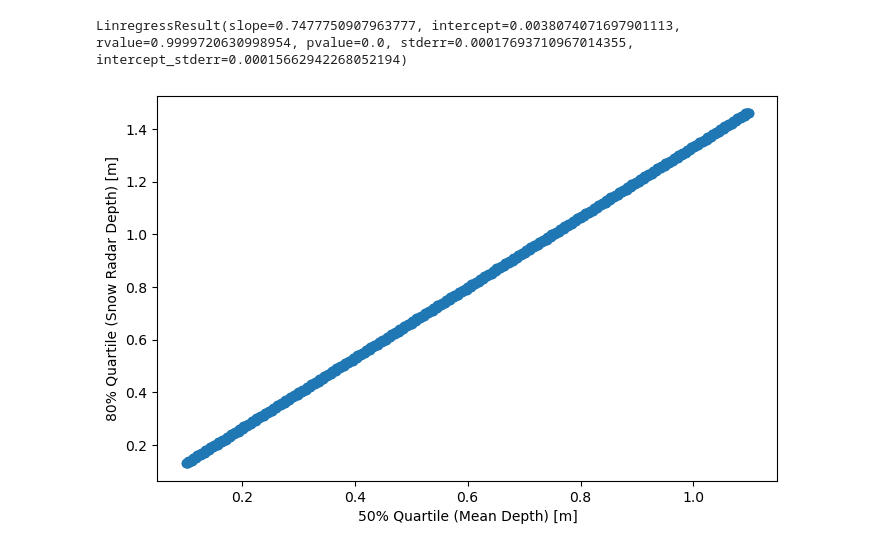
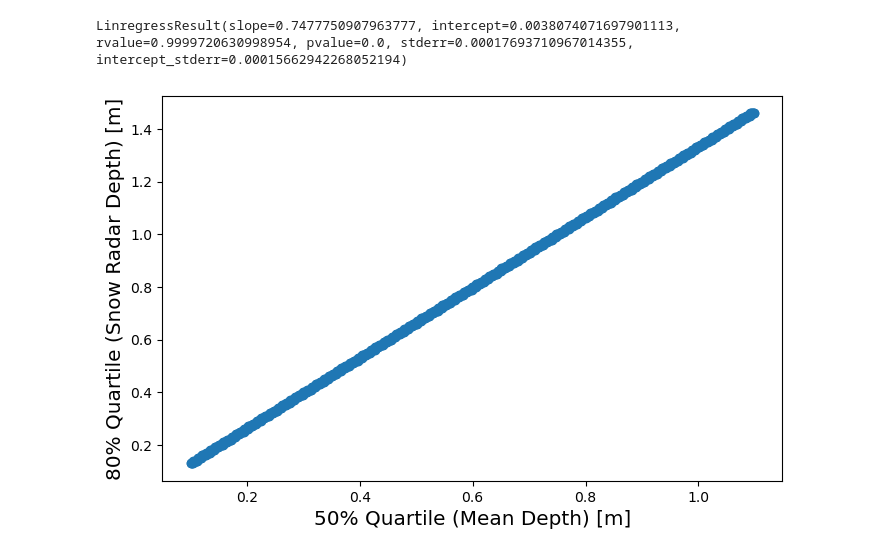
Before and after one commit to robbiemallett/sub_km, a Jupyter notebook: notebooks/torbjorn.ipynb, the cells around one changed output. Saved outputs shown, nothing was run; the diff lists cells and outputs as text; code cells hidden in the pictures.

```diff
--- a/notebooks/torbjorn.ipynb
+++ b/notebooks/torbjorn.ipynb
@@ -15,34 +15,32 @@ from dateutil.relativedelta import relativedelta
 
 all_statistics = tools.get_statistics()
 # %%
-statistics = pickle.load(open('../pickles/statistics.p','rb'))
-
 tiny_bin_edges = np.arange(0,2,0.01)
 
 mean_depths = np.arange(0.1,1.1,0.001)
 
 quan80 = []
 
 for mean_depth in mean_depths:
 
     bc, ft = tools.depth_distribution_from_depth(mean_depth,tiny_bin_edges,statistics=statistics['all'])
 
     # Calculate Lognormal distribution based on some mean depth
 
     thresh80arg = np.argmax(np.cumsum(ft)>0.8) #Calculate 80% quantile
 
     thresh80dep = tiny_bin_edges[thresh80arg]
 
     quan80.append( thresh80dep )
 
 fig, ax1 = plt.subplots(1,1,figsize=(8,5))
 
 ax1.scatter(mean_depths,quan80)
-ax1.set_xlabel('50% Quartile (Mean Depth) [m]')
-ax1.set_ylabel('80% Quartile (Snow Radar Depth) [m]')
+ax1.set_xlabel('50% Quartile (Mean Depth) [m]',fontsize='x-large')
+ax1.set_ylabel('80% Quartile (Snow Radar Depth) [m]',fontsize='x-large')
 
 lr = linregress(quan80,mean_depths)
 lr
 # %% [output]
 LinregressResult(slope=0.7477750907963777, intercept=0.0038074071697901113, rvalue=0.9999720630998954, pvalue=0.0, stderr=0.00017693710967014355, intercept_stderr=0.00015662942268052194)
-[figure, old version]
+[figure, new version]
```
